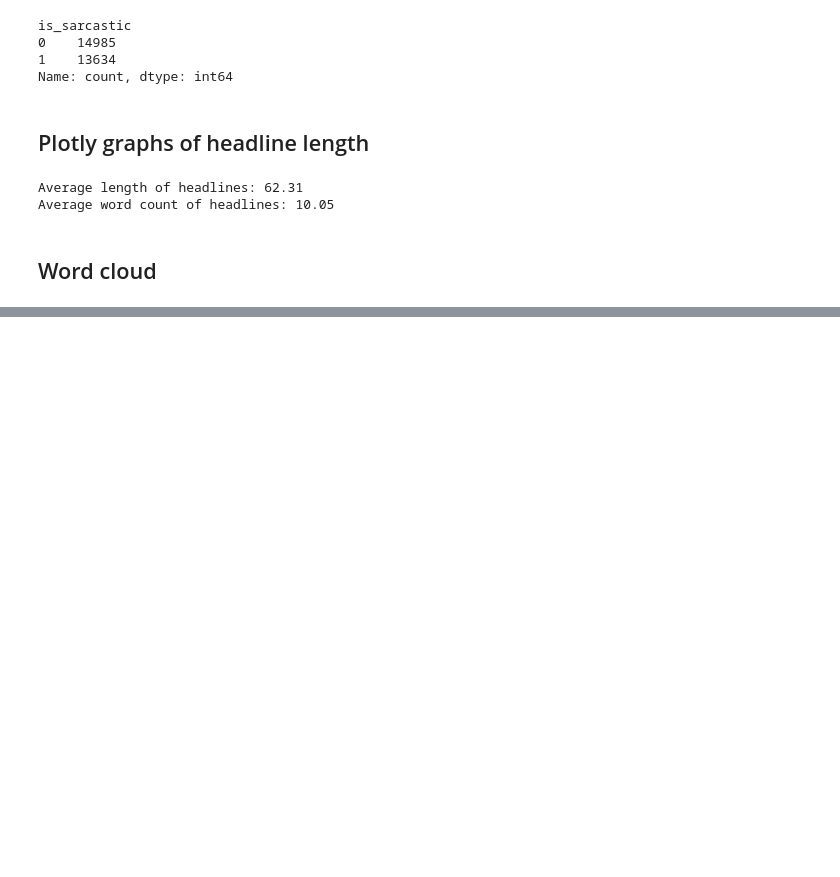
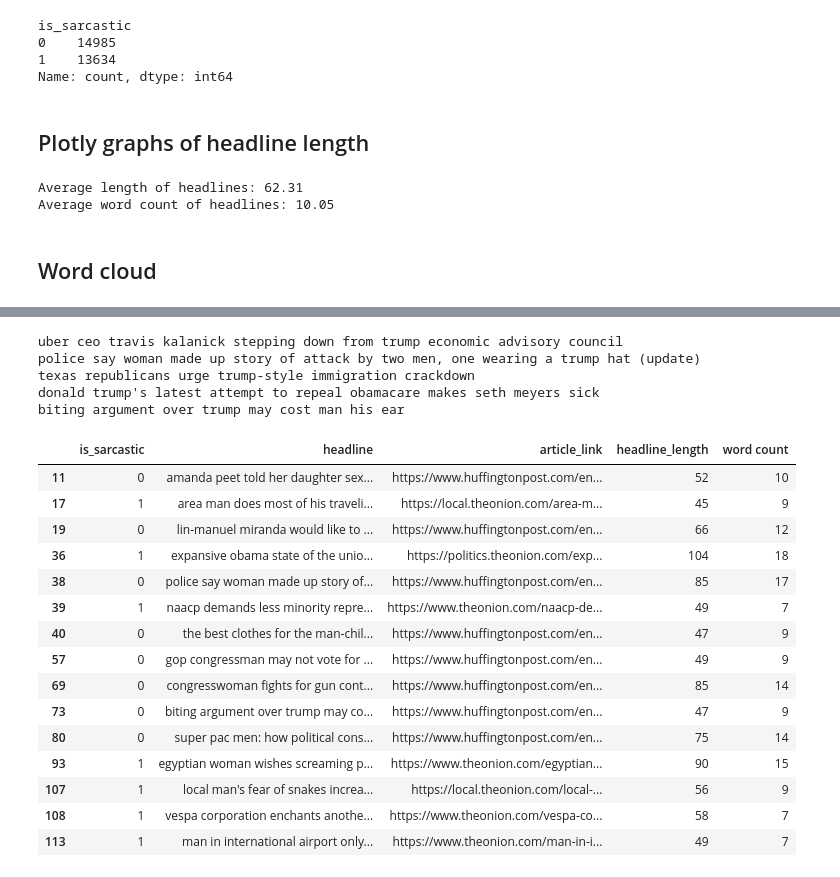
Before and after one commit to bodinestubbe/ML_2024, a Jupyter notebook: casper_prelim.ipynb, the cells around one changed output, grey strips where cells are left out. Saved outputs shown, nothing was run; the diff lists cells and outputs as text; code cells hidden in the pictures; blank space fills up the shorter version.

```diff
--- a/casper_prelim.ipynb
+++ b/casper_prelim.ipynb
@@ -134,0 +137,39 @@ plt.show()
+# %%
+## get the headlines that contain the word "Trump"
+
+trump_headlines = df[df['headline'].str.contains('Trump', case=False)]
+trump_headlines.head(5)
+
+# 15, 38, 47, 58, 73
+# get full headlines for the above indices
+
+for i in [15, 38, 47, 58, 73]:
+    print(df.iloc[i]['headline'])
+# %% [output]
+uber ceo travis kalanick stepping down from trump economic advisory council
+police say woman made up story of attack by two men, one wearing a trump hat (update)
+texas republicans urge trump-style immigration crackdown
+donald trump's latest attempt to repeal obamacare makes seth meyers sick
+biting argument over trump may cost man his ear
+# %%
+## get the headlines that contain the word "man"
+
+man_headlines = df[df['headline'].str.contains('Man', case=False)]
+man_headlines.head(15)
+# %% [output]
+|  | is_sarcastic | headline | article_link | headline_length | word count |
+| 11 | 0 | amanda peet told her daughter sex... | https://www.huffingtonpost.com/en... | 52 | 10 |
+| 17 | 1 | area man does most of his traveli... | https://local.theonion.com/area-m... | 45 | 9 |
+| 19 | 0 | lin-manuel miranda would like to ... | https://www.huffingtonpost.com/en... | 66 | 12 |
+| 36 | 1 | expansive obama state of the unio... | https://politics.theonion.com/exp... | 104 | 18 |
+| 38 | 0 | police say woman made up story of... | https://www.huffingtonpost.com/en... | 85 | 17 |
+| 39 | 1 | naacp demands less minority repre... | https://www.theonion.com/naacp-de... | 49 | 7 |
+| 40 | 0 | the best clothes for the man-chil... | https://www.huffingtonpost.com/en... | 47 | 9 |
+| 57 | 0 | gop congressman may not vote for ... | https://www.huffingtonpost.com/en... | 49 | 9 |
+| 69 | 0 | congresswoman fights for gun cont... | https://www.huffingtonpost.com/en... | 85 | 14 |
+| 73 | 0 | biting argument over trump may co... | https://www.huffingtonpost.com/en... | 47 | 9 |
+| 80 | 0 | super pac men: how political cons... | https://www.huffingtonpost.com/en... | 75 | 14 |
+| 93 | 1 | egyptian woman wishes screaming p... | https://www.theonion.com/egyptian... | 90 | 15 |
+| 107 | 1 | local man's fear of snakes increa... | https://local.theonion.com/local-... | 56 | 9 |
+| 108 | 1 | vespa corporation enchants anothe... | https://www.theonion.com/vespa-co... | 58 | 7 |
+| 113 | 1 | man in international airport only... | https://www.theonion.com/man-in-i... | 49 | 7 |
```
Also changed, not shown: parts of 3 cells of this notebook.
